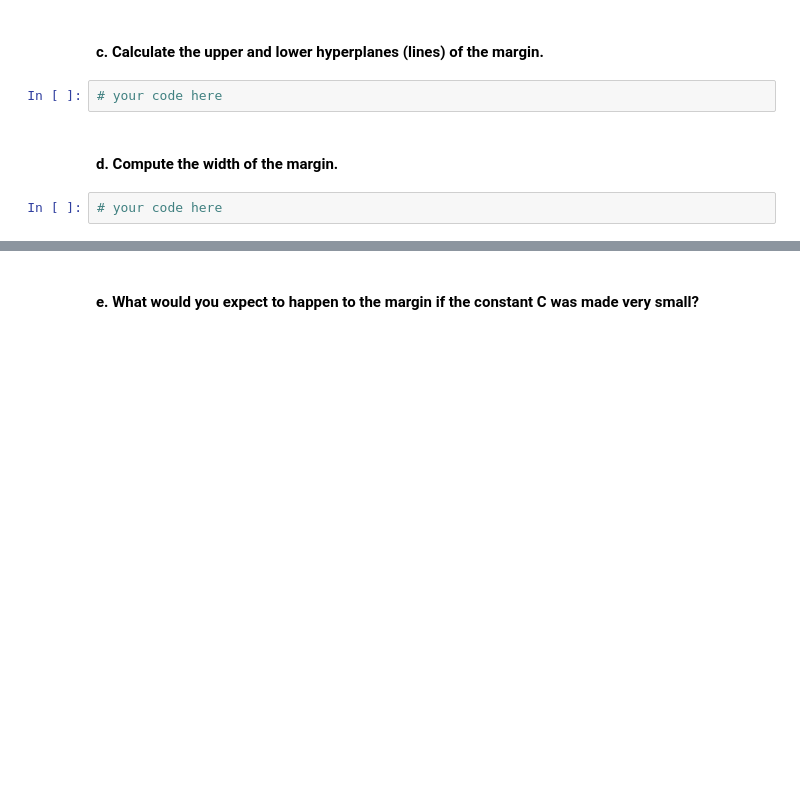
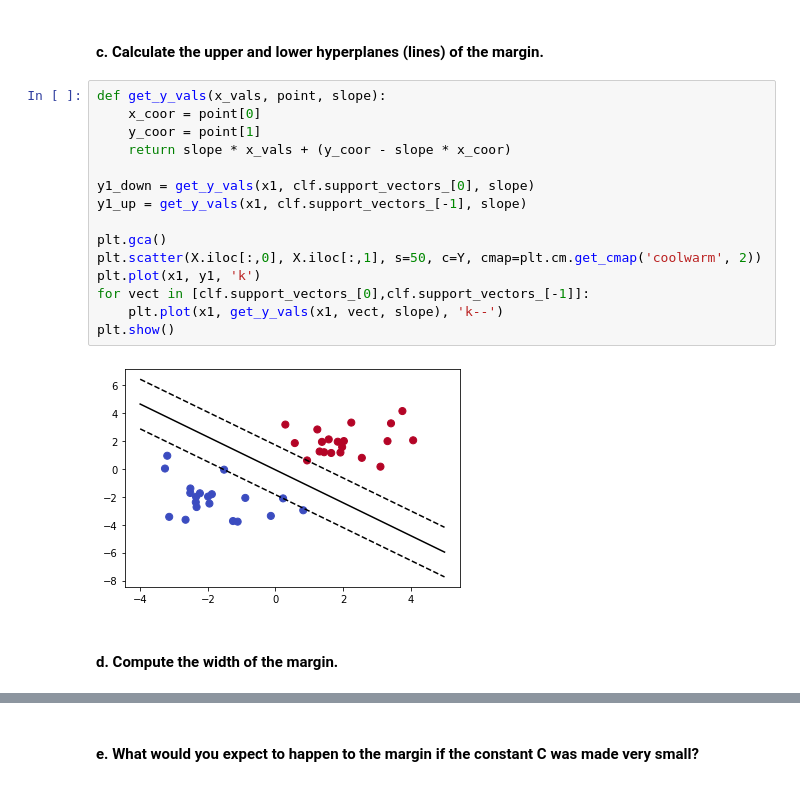
Before and after one commit to lobodemonte/machine-learning-for-cities, a Jupyter notebook: homework/HW2/Homework 2.ipynb, the cells around one changed output, grey strips where cells are left out. Drawn from its saved outputs; the diff is of its cells as text; blank space fills up the shorter version.

```diff
--- a/homework/HW2/Homework 2.ipynb
+++ b/homework/HW2/Homework 2.ipynb
@@ -27,8 +64,21 @@ plt.show()
 # %% [markdown]
 #### c. Calculate the upper and lower hyperplanes (lines) of the margin.
-# %%
-# your code here
+# %%
+def get_y_vals(x_vals, point, slope):
+    x_coor = point[0]
+    y_coor = point[1]
+    return slope * x_vals + (y_coor - slope * x_coor)
+
+y1_down = get_y_vals(x1, clf.support_vectors_[0], slope)
+y1_up = get_y_vals(x1, clf.support_vectors_[-1], slope)
+
+plt.gca()
+plt.scatter(X.iloc[:,0], X.iloc[:,1], s=50, c=Y, cmap=plt.cm.get_cmap('coolwarm', 2))
+plt.plot(x1, y1, 'k')
+for vect in [clf.support_vectors_[0],clf.support_vectors_[-1]]:
+    plt.plot(x1, get_y_vals(x1, vect, slope), 'k--')
+plt.show()
+# %% [output]
+[figure, added]
 # %% [markdown]
 #### d. Compute the width of the margin.
-# %%
-# your code here
```
Also changed, not shown: parts of 32 cells of this notebook.
